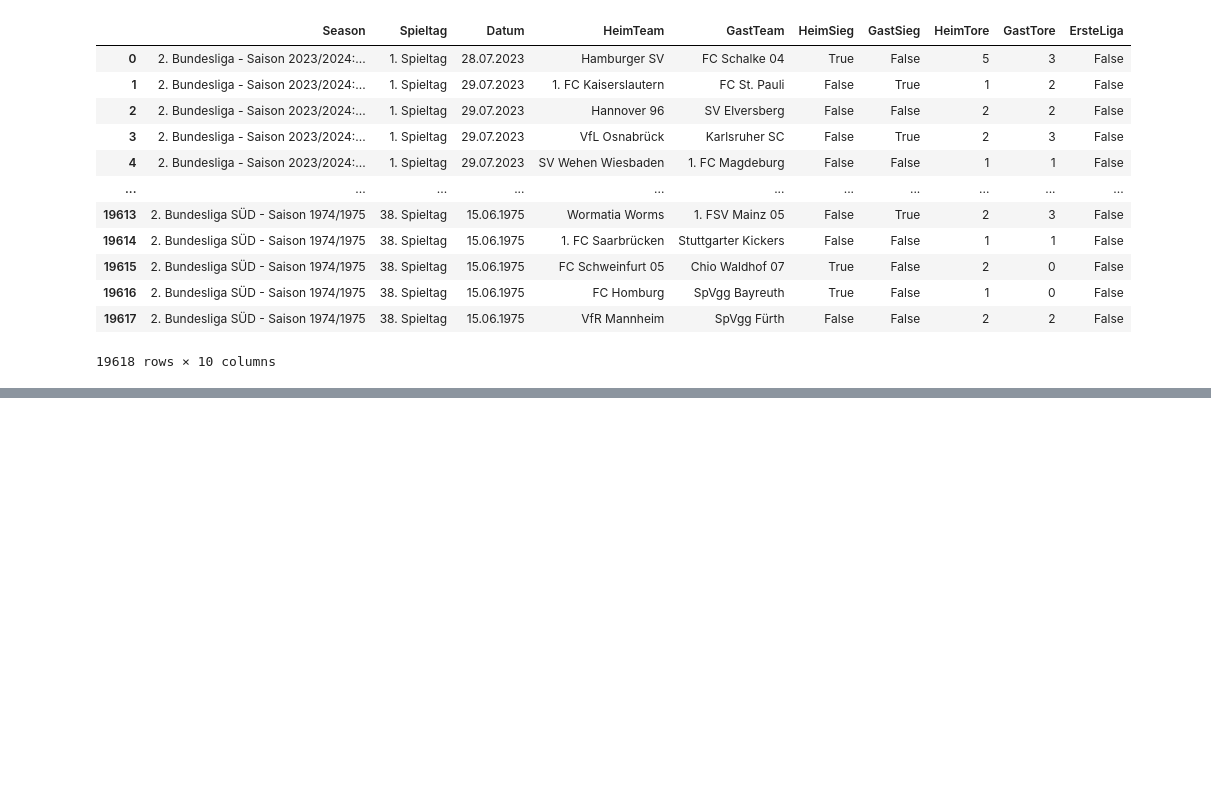
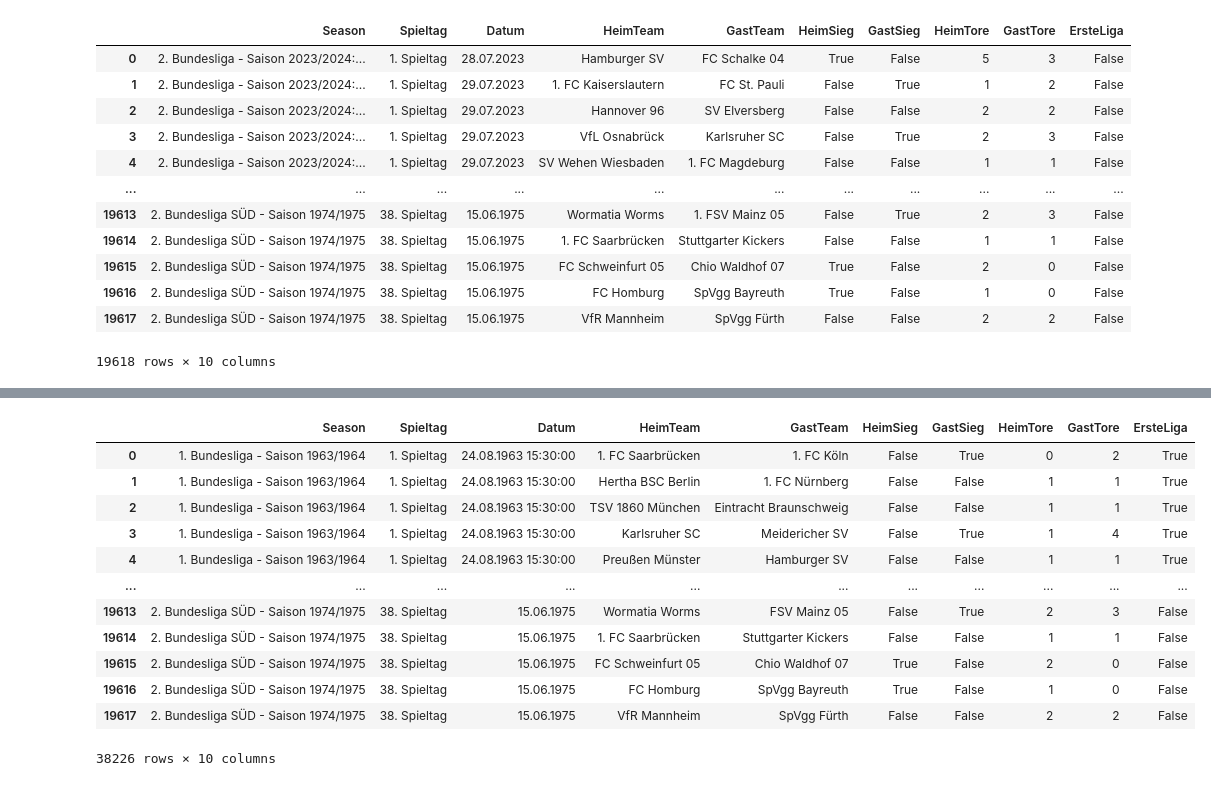
Before and after one commit to mabathke/bl-predictions, a Jupyter notebook: backend/prepare/prepare-game-data.ipynb, the cells around one changed output, grey strips where cells are left out. Saved outputs shown, nothing was run; the diff lists cells and outputs as text; code cells hidden in the pictures; blank space fills up the shorter version.

Commit message:
Fixed the duplicate representation of some teams by mapping them

```diff
--- a/backend/prepare/prepare-game-data.ipynb
+++ b/backend/prepare/prepare-game-data.ipynb
@@ -121,3 +168,44 @@ second_df
+# %%
+manual_mappings = [
+    ("Werder Bremen", "SV Werder Bremen"),
+    ("Schalke 04", "FC Schalke 04"),
+    ("Hannover 96", "Hannover 1896"),
+    ("Bayern München", "FC Bayern München"),
+    ("Hansa Rostock", "FC Hansa Rostock"),
+    ("Bayer Uerdingen", "Bayer 05 Uerdingen"),
+    ("Darmstadt 98", "SV Darmstadt 98"),
+    ("Bayer Leverkusen", "Bayer 04 Leverkusen"),
+    ("Wattenscheid 09", "SG Wattenscheid 09"),
+    ("Dynamo Dresden", "SG Dynamo Dresden"),
+    ("KFC Uerdingen", "KFC Uerdingen 05"),
+    ("SpVgg Unterhaching", "SpVgg. Unterhaching"),
+    ("Energie Cottbus", "FC Energie Cottbus"),
+    ("FSV Mainz 05", "1. FSV Mainz 05"),
+    ("SpVgg Greuther Fürth", "SpVgg. Greuther Fürth"),
+    ("SC Paderborn 07", "SC Paderborn"),
+    ("FC Erzgebirge Aue", "Erzgebirge Aue"),
+]
+
+# 2. Create a dictionary mapping variant -> canonical name
+mapping_dict = {variant: canonical for canonical, variant in manual_mappings}
+
+# 3. Apply the mapping to both HeimTeam and GastTeam columns:
+all_results_df['HeimTeam'] = all_results_df['HeimTeam'].replace(mapping_dict)
+all_results_df['GastTeam'] = all_results_df['GastTeam'].replace(mapping_dict)
 # %%
-all_results_df = pd.concat([first_df, second_df])
 all_results_df.to_csv("../data/all_results.csv", index=False)
+all_results_df
+# %% [output]
+|  | Season | Spieltag | Datum | HeimTeam | GastTeam | HeimSieg | GastSieg | HeimTore | GastTore | ErsteLiga |
+| 0 | 1. Bundesliga - Saison 1963/1964 | 1. Spieltag | 24.08.1963 15:30:00 | 1. FC Saarbrücken | 1. FC Köln | False | True | 0 | 2 | True |
+| 1 | 1. Bundesliga - Saison 1963/1964 | 1. Spieltag | 24.08.1963 15:30:00 | Hertha BSC Berlin | 1. FC Nürnberg | False | False | 1 | 1 | True |
+| 2 | 1. Bundesliga - Saison 1963/1964 | 1. Spieltag | 24.08.1963 15:30:00 | TSV 1860 München | Eintracht Braunschweig | False | False | 1 | 1 | True |
+| 3 | 1. Bundesliga - Saison 1963/1964 | 1. Spieltag | 24.08.1963 15:30:00 | Karlsruher SC | Meidericher SV | False | True | 1 | 4 | True |
+| 4 | 1. Bundesliga - Saison 1963/1964 | 1. Spieltag | 24.08.1963 15:30:00 | Preußen Münster | Hamburger SV | False | False | 1 | 1 | True |
+| ... | ... | ... | ... | ... | ... | ... | ... | ... | ... | ... |
+| 19613 | 2. Bundesliga SÜD - Saison 1974/1975 | 38. Spieltag | 15.06.1975 | Wormatia Worms | FSV Mainz 05 | False | True | 2 | 3 | False |
+| 19614 | 2. Bundesliga SÜD - Saison 1974/1975 | 38. Spieltag | 15.06.1975 | 1. FC Saarbrücken | Stuttgarter Kickers | False | False | 1 | 1 | False |
+| 19615 | 2. Bundesliga SÜD - Saison 1974/1975 | 38. Spieltag | 15.06.1975 | FC Schweinfurt 05 | Chio Waldhof 07 | True | False | 2 | 0 | False |
+| 19616 | 2. Bundesliga SÜD - Saison 1974/1975 | 38. Spieltag | 15.06.1975 | FC Homburg | SpVgg Bayreuth | True | False | 1 | 0 | False |
+| 19617 | 2. Bundesliga SÜD - Saison 1974/1975 | 38. Spieltag | 15.06.1975 | VfR Mannheim | SpVgg Fürth | False | False | 2 | 2 | False |
+38226 rows × 10 columns
```
Also changed, not shown: parts of 4 cells of this notebook, 2 other files.
